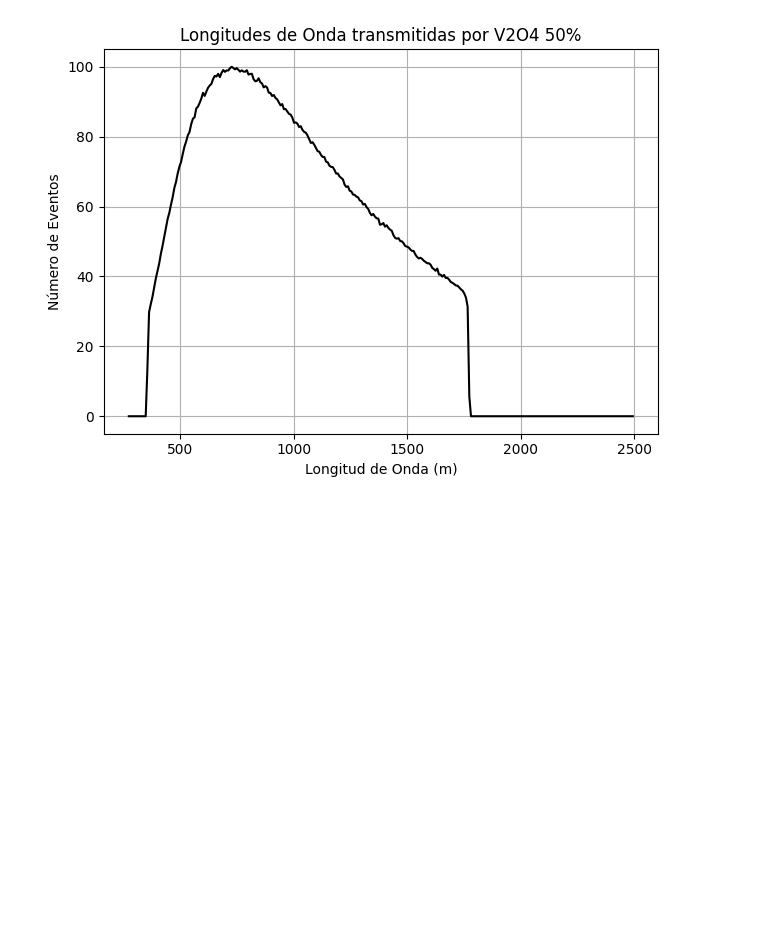
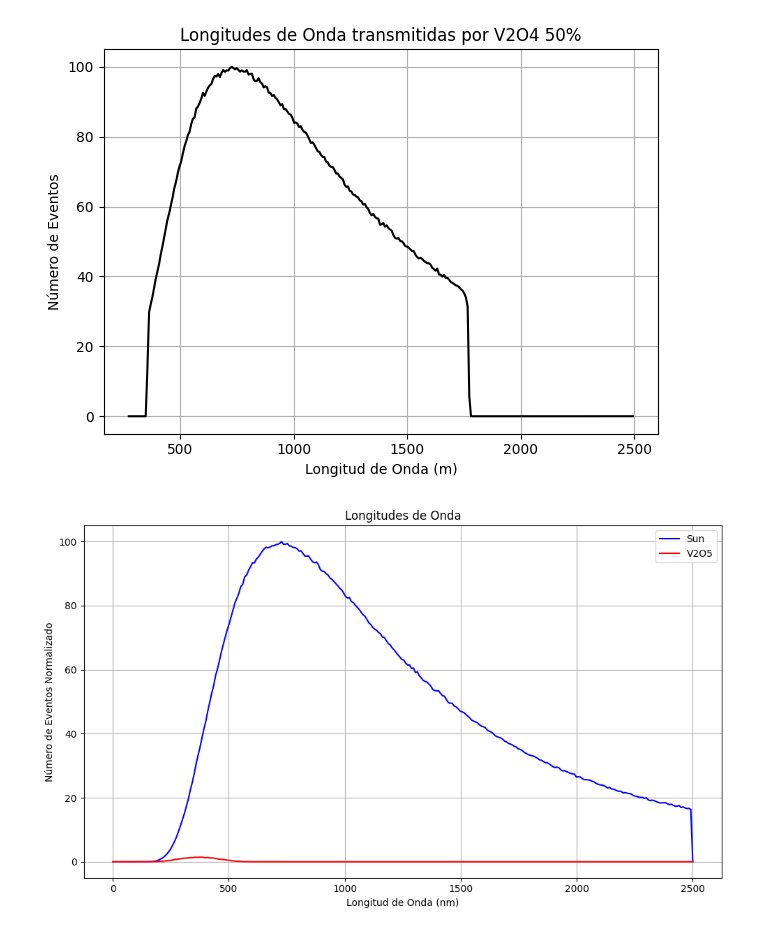
Before and after one commit to miguelcomett/G4_IFI-Team_2024, a Jupyter notebook: G4-PCM/Codes/Spectrum.ipynb, the cells around one changed output. Saved outputs shown, nothing was run; the diff lists cells and outputs as text; code cells hidden in the pictures; blank space fills up the shorter version.

```diff
--- a/G4-PCM/Codes/Spectrum.ipynb
+++ b/G4-PCM/Codes/Spectrum.ipynb
@@ -238,3 +224,76 @@ else:
     plt.show()
 # %% [output]
 [figure]
+# %%
+# Parámetros
+file_paths = ['C:\\Users\\conej\\Documents\\Universidad\\Geant4\\Projects\\Git2\\G4-PCM\\build\\Release\\Sun.root', 'C:\\Users\\conej\\Documents\\Universidad\\Geant4\\Projects\\Git2\\G4-PCM\\build\\Release\\V2O5.root']  # Rutas a los archivos ROOT
+tree_name = 'G4_PCM'  # Nombre del árbol
+branch_name = 'Energy'  # Nombre de la categoría
+
+# Constante para la conversión de eV a nm
+eV_to_nm = 1240
+
+# Define el rango de longitud de onda de 0 a 2500 nm
+wavelength_range = np.linspace(0, 2500, 300)
+
+# Inicializa el valor máximo para la normalización
+max_counts_sun = None
+
+# Configura la figura y el eje
+fig, ax = plt.subplots(figsize=(10, 6))
+
+for file_path in file_paths:
+    # Abre el archivo ROOT y lee la ntuple
+    with uproot.open(file_path) as file:
+        tree = file[tree_name]
+        # Lee toda la ntuple y convierte a un DataFrame
+        df = tree.arrays(library="pd")
+
+    # Verifica si la columna 'branch_name' está en el DataFrame
+    if branch_name not in df.columns:
+        print(f"Columna '{branch_name}' no encontrada en el DataFrame en {file_path}.")
+        continue
+
+    # Calcula el histograma de energía
+    data = df[branch_name].dropna()
+    wavelengths = eV_to_nm / data
+    counts_wavelength, bins_wavelength = np.histogram(wavelengths, bins=300)
+    bin_centers_wavelength = (bins_wavelength[:-1] + bins_wavelength[1:]) / 2
+
+    # Establece el máximo valor de counts_wavelength para Sun
+    if file_path == 'C:\\Users\\conej\\Documents\\Universidad\\Geant4\\Projects\\Git2\\G4-PCM\\build\\Release\\Sun.root':
+        max_counts_sun = max(counts_wavelength)
+
+    # Normaliza los datos de longitud de onda para la gráfica usando el máximo de Sun
+    if max_counts_sun is not None:
+        norm_wl = counts_wavelength * 100 / max_counts_sun
+    else:
+        norm_wl = counts_wavelength  # Por defecto, sin normalización
+
+    # Interpolación para rellenar los valores de longitud de onda faltantes
+    wavelength_bins = (bins_wavelength[:-1] + bins_wavelength[1:]) / 2
+    interp_counts = np.interp(wavelength_range, wavelength_bins, norm_wl, left=0, right=0)
+
+    # Selecciona el color y la etiqueta según el archivo
+    if file_path == 'C:\\Users\\conej\\Documents\\Universidad\\Geant4\\Projects\\Git2\\G4-PCM\\build\\Release\\Sun.root':
+        color = 'blue'
+        label = 'Sun'
+    else:
+        color = 'red'
+        label = 'V2O5'
+
+    # Graficar longitud de onda
+    ax.plot(wavelength_range, interp_counts, linestyle='-', color=color, label=label)
+
+# Configurar el gráfico
+ax.set_title('Longitudes de Onda')
+ax.set_xlabel('Longitud de Onda (nm)')
+ax.set_ylabel('Número de Eventos Normalizado')
+ax.legend()
+ax.grid(True)
+
+# Mostrar la gráfica
+plt.tight_layout()
+plt.show()
+# %% [output]
+[figure, added]
```
Also changed, not shown: parts of 6 cells of this notebook, 3 other files.
